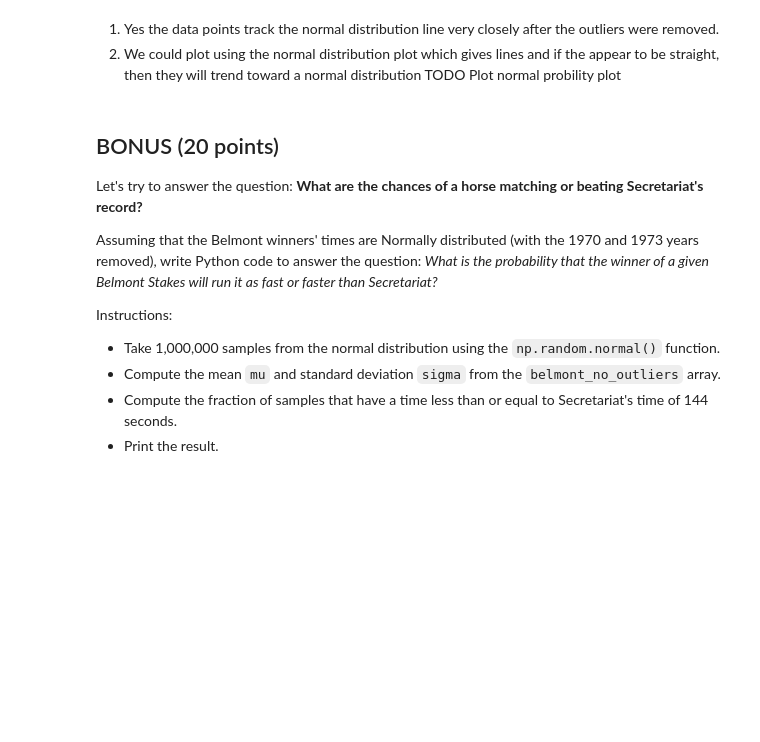
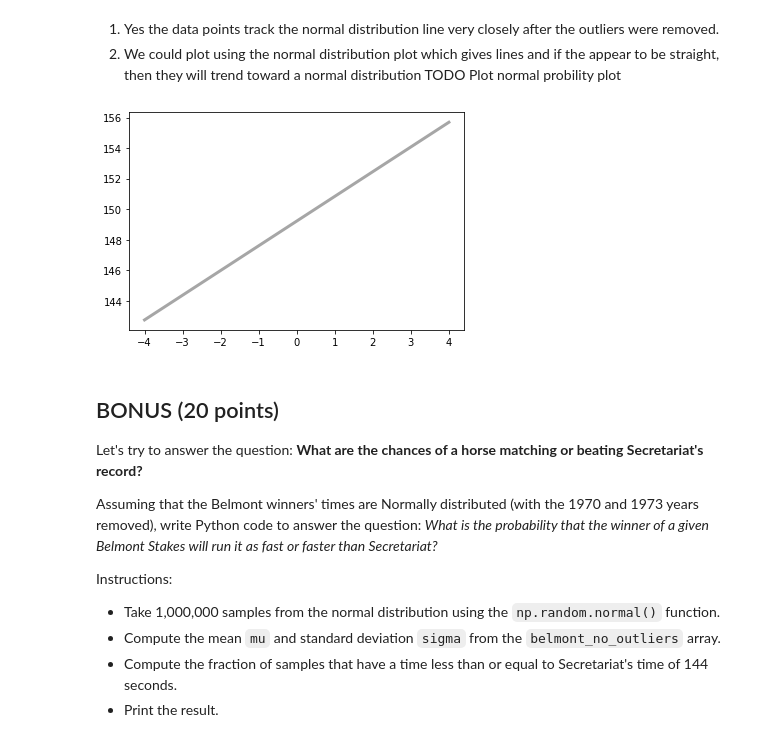
Before and after one commit to AdamCorbinFAUPhD/CAP5768-Intro-to-Data-Science, a Jupyter notebook: assignment_4/CAP5768_Assignment4_Corbin.ipynb, the cells around one changed output. Drawn from its saved outputs; the diff is of its cells as text; code cells hidden in the pictures; blank space fills up the shorter version.

```diff
--- a/assignment_4/CAP5768_Assignment4_Corbin.ipynb
+++ b/assignment_4/CAP5768_Assignment4_Corbin.ipynb
@@ -172,6 +173,20 @@ plt.show()
 1. Yes the data points track the normal distribution line very closely after the outliers were removed.
 2. We could plot using the normal distribution plot which gives lines and if the appear to be straight, then they will trend toward a normal distribution
 TODO Plot normal probility plot
+# %%
+import thinkplot
+def MakeNormalPlot(weights):
+    mean = weights.mean()
+    std = weights.std()
+    xs = [-4, 4]
+    fxs, fys = thinkstats2.FitLine(xs, inter=mean, slope=std)
+    thinkplot.Plot(fxs, fys, color='gray', label='model')
+    xs, ys = thinkstats2.NormalProbability(weights)
+# %%
+# This was an attempt to plot the normal distribution plot
+MakeNormalPlot(belmont_no_outliers)
+# %% [output]
+[figure, added]
 # %% [markdown]
 ## BONUS (20 points)
 
```
Also changed, not shown: parts of 23 cells of this notebook, 2 other files.
